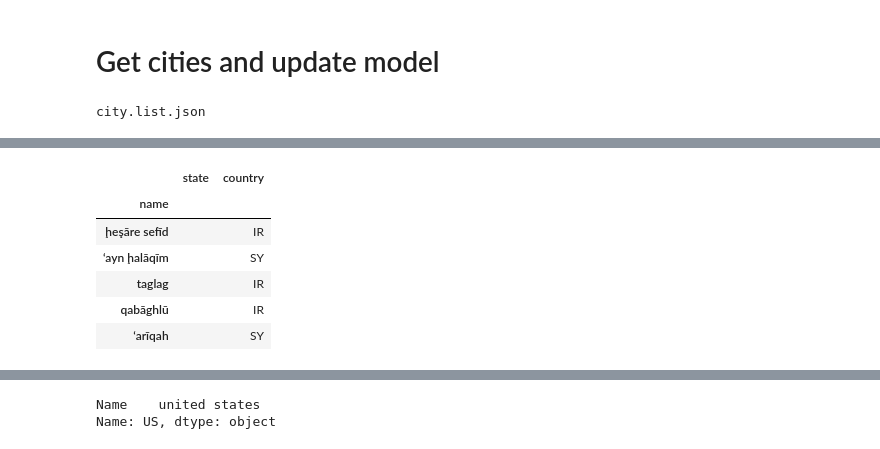
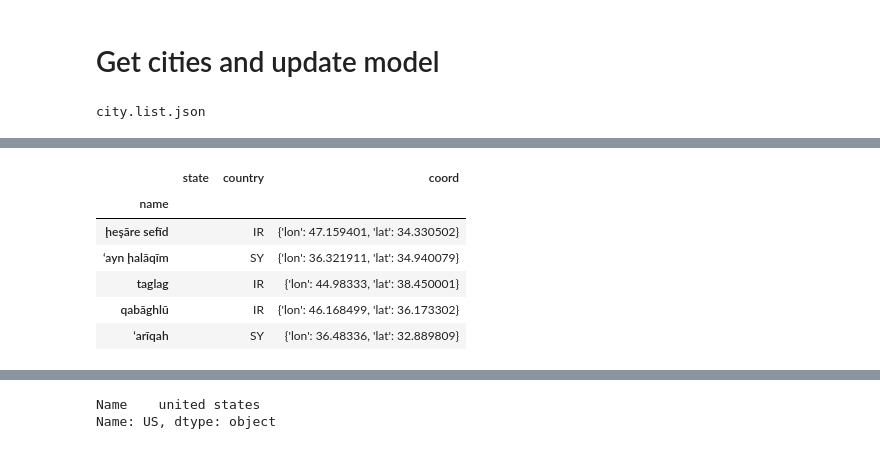
Before and after one commit to drbarak/NLP-FinalProject, a Jupyter notebook: ChatBot.ipynb, the cells around one changed output, grey strips where cells are left out. Saved outputs shown, nothing was run; the diff lists cells and outputs as text; code cells hidden in the pictures.

```diff
--- a/ChatBot.ipynb
+++ b/ChatBot.ipynb
@@ -182,41 +175,42 @@ def load_CITIES_API():
         CITIES_API = json.loads(f.read())
       break
     except:
       wget.download(url)  # download the file to local google drive with the original name in the share link
       # now can open with no path because it is in the local 'colab' directory
 
   '''
   df = pd.DataFrame(CITIES_API)
-  df = df.drop(['id', 'coord'], axis='columns')
+  df = df.drop(['id'], axis='columns')
   df.name = df.name.str.lower()
   df.name = df.name.str.translate(remove_punct_dict)
 
   CITIES_API_city = sorted(set(df.name.to_list()))
   CITIES_API_country = sorted(set(df.country.str.lower().to_list()))
   if CITIES_API_country[0] == '':
     CITIES_API_country = CITIES_API_country[1:]
   CITIES_API_state = sorted(set(df.state.str.lower().to_list()))
   if CITIES_API_state[0] == '':
     CITIES_API_state = CITIES_API_state[1:]
   if CITIES_API_state[0] == '00':
     CITIES_API_state = CITIES_API_state[1:]
 
   df.set_index('name', inplace=True)
   #d(df.head)
   return df, CITIES_API_city, CITIES_API_country, CITIES_API_state
 
 df_CITIES_API, CITIES_API_city, CITIES_API_country_code, CITIES_API_state_code = load_CITIES_API()
 df_CITIES_API.head()
+#df_CITIES_API.loc['taglag'].coord
 # %% [output]
 city.list.json
 [interactive output not drawn]
-|  | state | country |
-| name |  |  |
-| ḩeşāre sefīd |  | IR |
-| ‘ayn ḩalāqīm |  | SY |
-| taglag |  | IR |
-| qabāghlū |  | IR |
-| ‘arīqah |  | SY |
+|  | state | country | coord |
+| name |  |  |  |
+| ḩeşāre sefīd |  | IR | {'lon': 47.159401, 'lat': 34.330502} |
+| ‘ayn ḩalāqīm |  | SY | {'lon': 36.321911, 'lat': 34.940079} |
+| taglag |  | IR | {'lon': 44.98333, 'lat': 38.450001} |
+| qabāghlū |  | IR | {'lon': 46.168499, 'lat': 36.173302} |
+| ‘arīqah |  | SY | {'lon': 36.48336, 'lat': 32.889809} |
 # %%
 def load_countries():
   path_ = path
```
Also changed, not shown: parts of 17 cells of this notebook.
